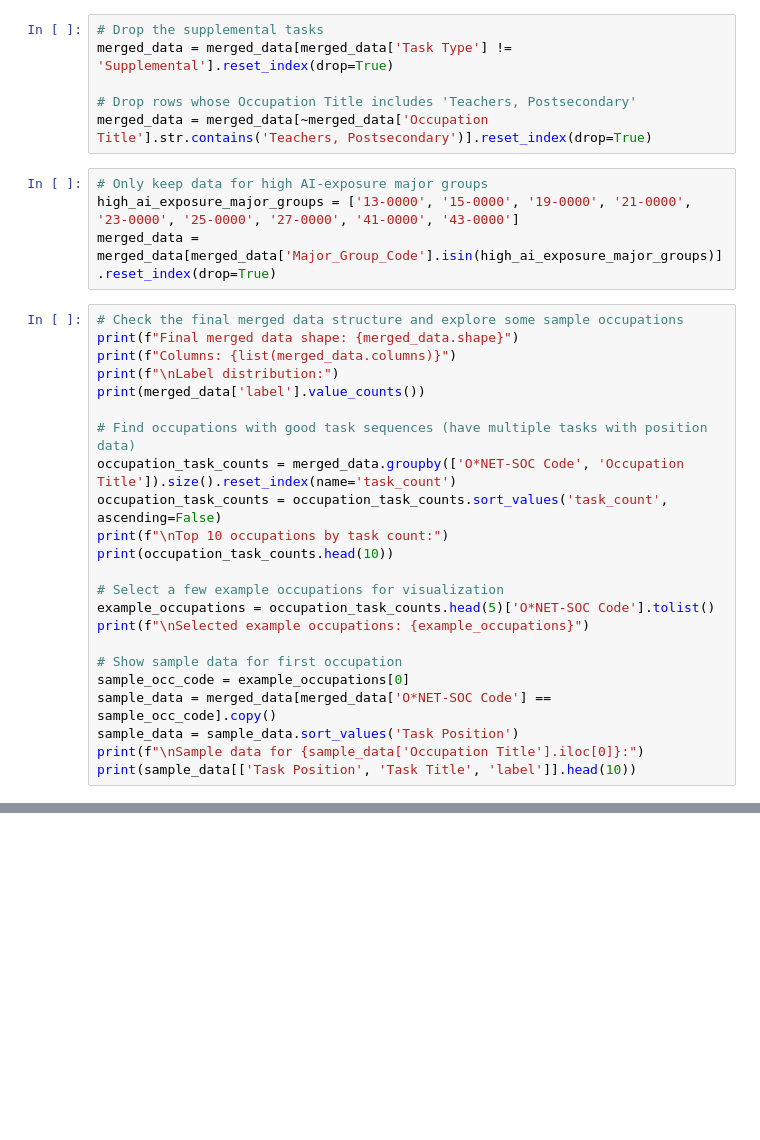
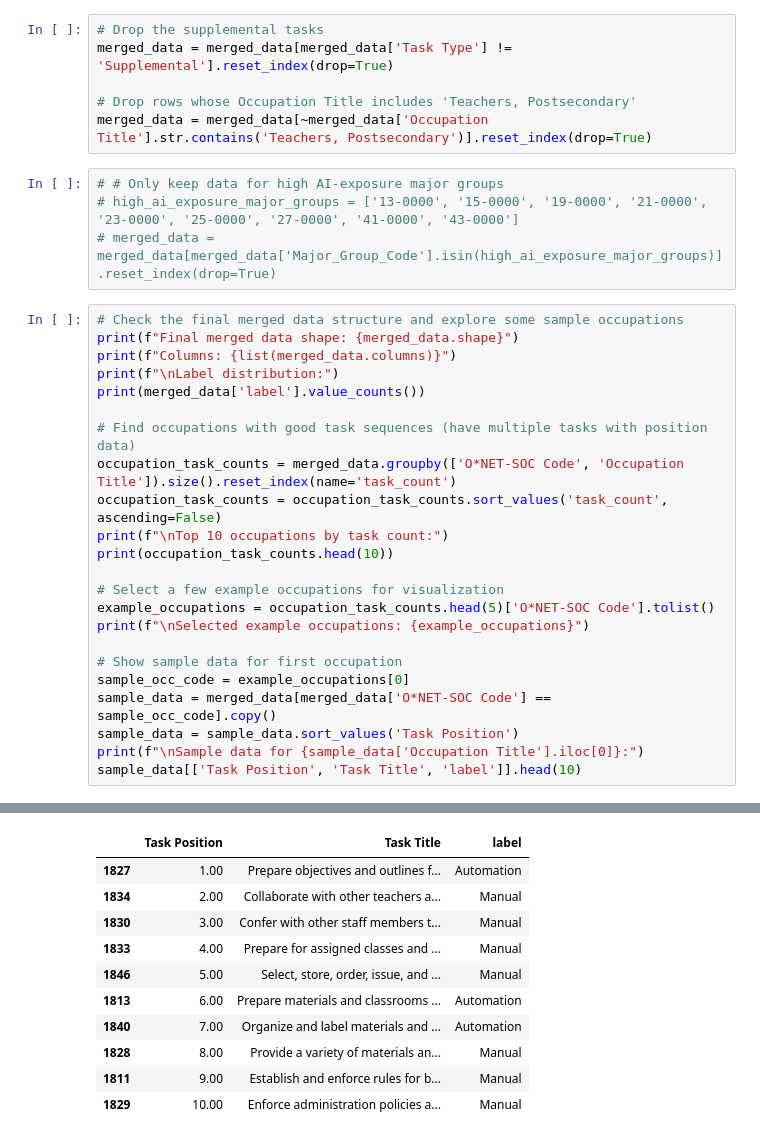
Before and after one commit to johnjosephhorton/rubin, a Jupyter notebook: agentic_ai/onet_taskSequence_vs_antrhopicIndex.ipynb, the cells around one changed output, grey strips where cells are left out. Cells and saved outputs as stored; diff of their text form; blank space fills up the shorter version.

```diff
--- a/agentic_ai/onet_taskSequence_vs_antrhopicIndex.ipynb
+++ b/agentic_ai/onet_taskSequence_vs_antrhopicIndex.ipynb
@@ -257,9 +335,9 @@ merged_data = merged_data[merged_data['Task Type'] != 'Supplemental'].reset_inde
 # Drop rows whose Occupation Title includes 'Teachers, Postsecondary'
 merged_data = merged_data[~merged_data['Occupation Title'].str.contains('Teachers, Postsecondary')].reset_index(drop=True)
 # %%
-# Only keep data for high AI-exposure major groups
-high_ai_exposure_major_groups = ['13-0000', '15-0000', '19-0000', '21-0000', '23-0000', '25-0000', '27-0000', '41-0000', '43-0000']
-merged_data = merged_data[merged_data['Major_Group_Code'].isin(high_ai_exposure_major_groups)].reset_index(drop=True)
+# # Only keep data for high AI-exposure major groups
+# high_ai_exposure_major_groups = ['13-0000', '15-0000', '19-0000', '21-0000', '23-0000', '25-0000', '27-0000', '41-0000', '43-0000']
+# merged_data = merged_data[merged_data['Major_Group_Code'].isin(high_ai_exposure_major_groups)].reset_index(drop=True)
 # %%
 # Check the final merged data structure and explore some sample occupations
 print(f"Final merged data shape: {merged_data.shape}")
@@ -282,4 +360,5 @@ sample_occ_code = example_occupations[0]
 sample_data = merged_data[merged_data['O*NET-SOC Code'] == sample_occ_code].copy()
 sample_data = sample_data.sort_values('Task Position')
 print(f"\nSample data for {sample_data['Occupation Title'].iloc[0]}:")
-print(sample_data[['Task Position', 'Task Title', 'label']].head(10))
+sample_data[['Task Position', 'Task Title', 'label']].head(10)
+# %% [output]
@@ -286 +382,12 @@ print(sample_data[['Task Position', 'Task Title', 'label']].head(10))
+|  | Task Position | Task Title | label |
+| 1827 | 1.00 | Prepare objectives and outlines f... | Automation |
+| 1834 | 2.00 | Collaborate with other teachers a... | Manual |
+| 1830 | 3.00 | Confer with other staff members t... | Manual |
+| 1833 | 4.00 | Prepare for assigned classes and ... | Manual |
+| 1846 | 5.00 | Select, store, order, issue, and ... | Manual |
+| 1813 | 6.00 | Prepare materials and classrooms ... | Automation |
+| 1840 | 7.00 | Organize and label materials and ... | Automation |
+| 1828 | 8.00 | Provide a variety of materials an... | Manual |
+| 1811 | 9.00 | Establish and enforce rules for b... | Manual |
+| 1829 | 10.00 | Enforce administration policies a... | Manual |
 # %%
```
Also changed, not shown: parts of 13 cells of this notebook.
